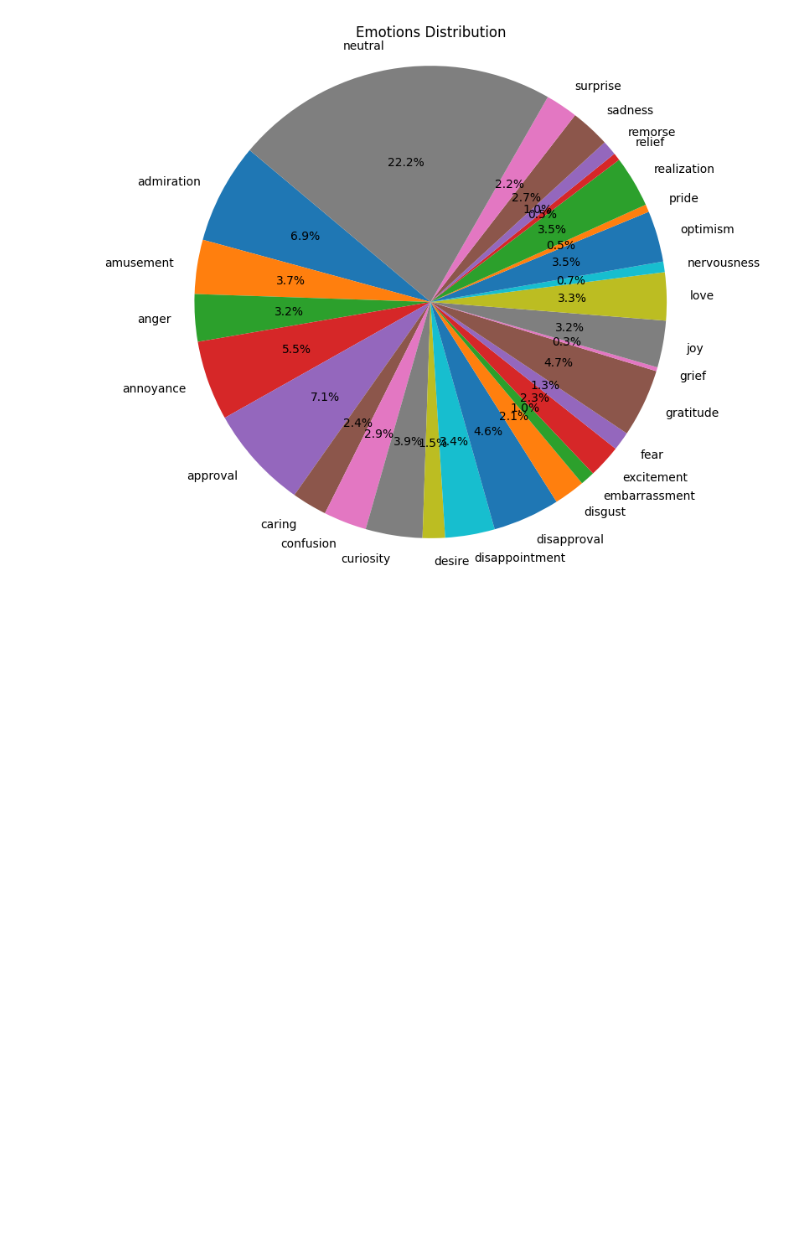
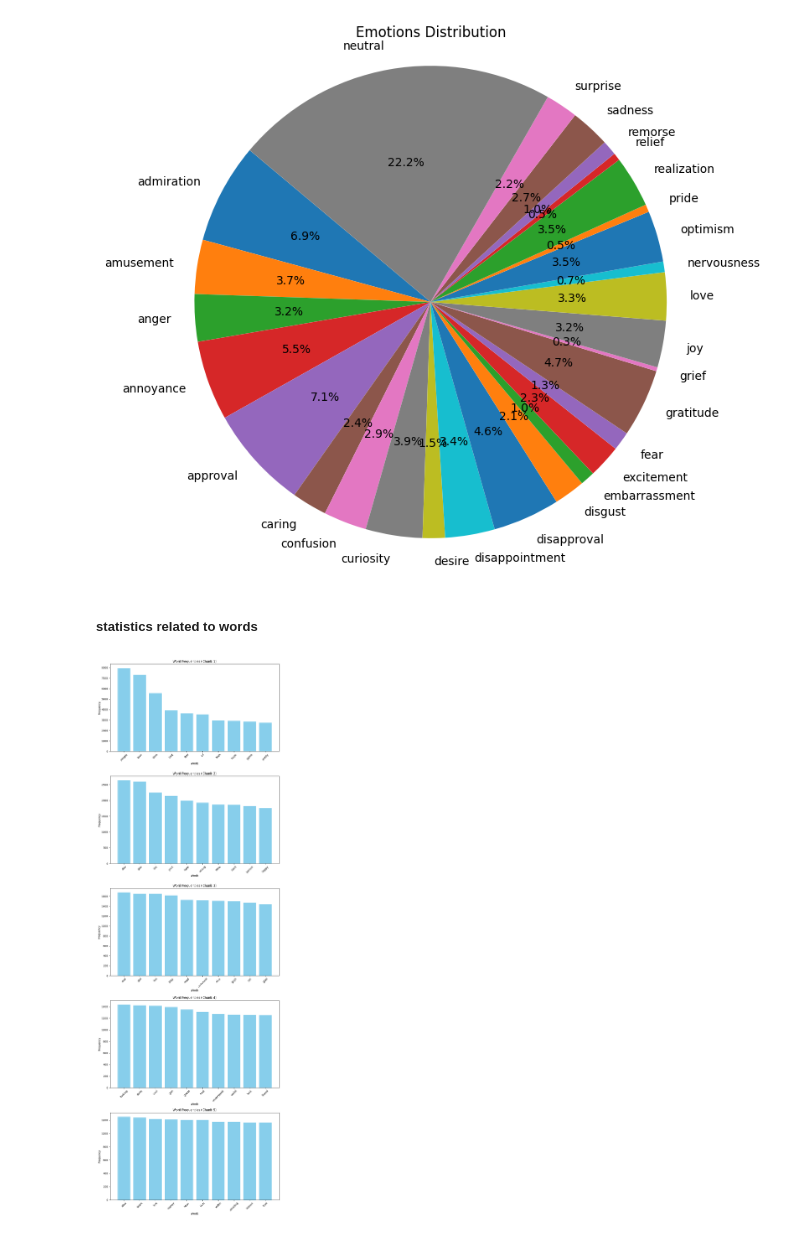
Before and after one commit to mouhebmhd/EduMotions, a Jupyter notebook: emotionsDetection.ipynb, the cells around one changed output. Cells and saved outputs as stored; diff of their text form; code cells hidden in the pictures; blank space fills up the shorter version.

Commit message:
updating the removeStopWords function and counting the most frequent words

```diff
--- a/emotionsDetection.ipynb
+++ b/emotionsDetection.ipynb
@@ -192,3 +232,27 @@ plt.axis('equal')  # Equal aspect ratio ensures that pie is drawn as a circle
 plt.show()
 # %% [output]
 [figure]
+# %% [markdown]
+##### statistics related to words
+# %%
+#building a dictionnary of all words present in our dataset
+distinctWords=[]
+allWords=[]
+for tweet in features:
+    wordsVector=tokenizeSentence(tweet)
+    for word in wordsVector:
+        allWords.append(word)
+        if(word not in distinctWords):
+            distinctWords.append(word)
+# %%
+#we will remove any stop word from the wordsVector
+allWords=removeStopWords(allWords)
+# Count the frequency of each word
+wordsFrequency = {}
+for word in allWords:
+    wordsFrequency[word] = wordsFrequency.get(word, 0) + 1
+
+# If you want to include only distinct words with their frequencies, you can filter the dictionary
+distinctWordsFrequency = {word: freq for word, freq in wordsFrequency.items() if freq > 0}
+# %%
+sortedDistinctWordsFrequency = dict(sorted(distinctWordsFrequency.items(), key=lambda item: item[1], reverse=True))
@@ -194,0 +262,25 @@ plt.show()
+# %%
+import matplotlib.pyplot as plt
+
+# Data
+words = list(sortedDistinctWordsFrequency.keys())[:50]
+frequencies = list(sortedDistinctWordsFrequency.values())[:50]
+
+# Split words and frequencies into chunks of 10
+words_chunks = [words[i:i+10] for i in range(0, len(words), 10)]
+frequencies_chunks = [frequencies[i:i+10] for i in range(0, len(frequencies), 10)]
+
+# Plot each chunk in a subplot
+fig, axs = plt.subplots(len(words_chunks), 1, figsize=(10, 6*len(words_chunks)))
+
+for i, (words_chunk, frequencies_chunk) in enumerate(zip(words_chunks, frequencies_chunks)):
+    axs[i].bar(words_chunk, frequencies_chunk, color='skyblue')
+    axs[i].set_xlabel('Words')
+    axs[i].set_ylabel('Frequency')
+    axs[i].set_title(f'Word Frequencies (Chunk {i+1})')
+    axs[i].tick_params(axis='x', rotation=45)  # Rotate x-axis labels for better readability
+
+plt.tight_layout()
+plt.show()
+# %% [output]
+[figure, added]
```
Also changed, not shown: parts of 9 cells of this notebook, 4 other files.
